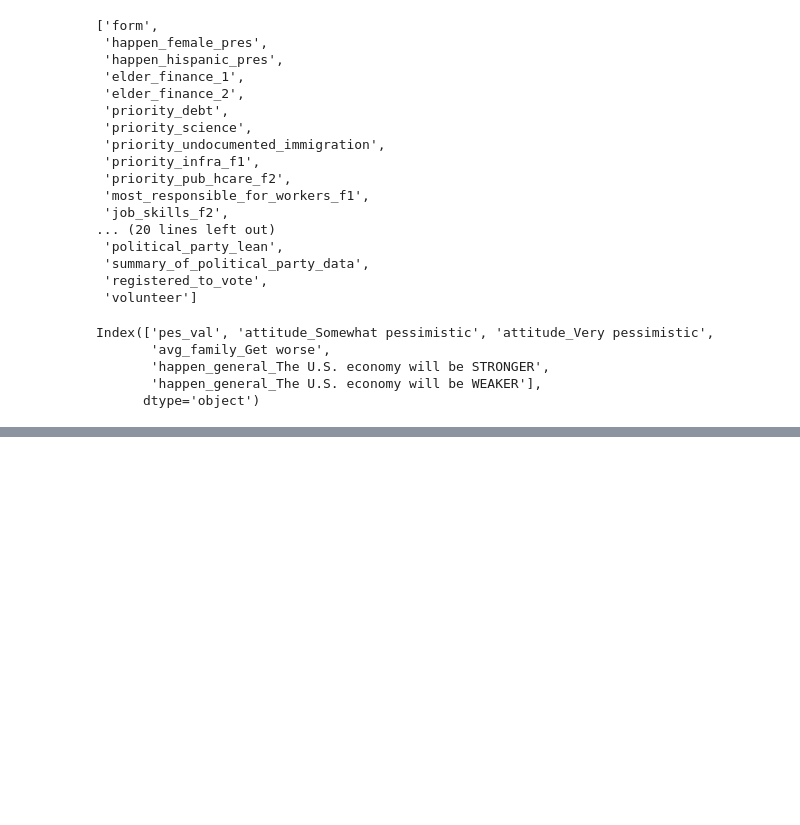
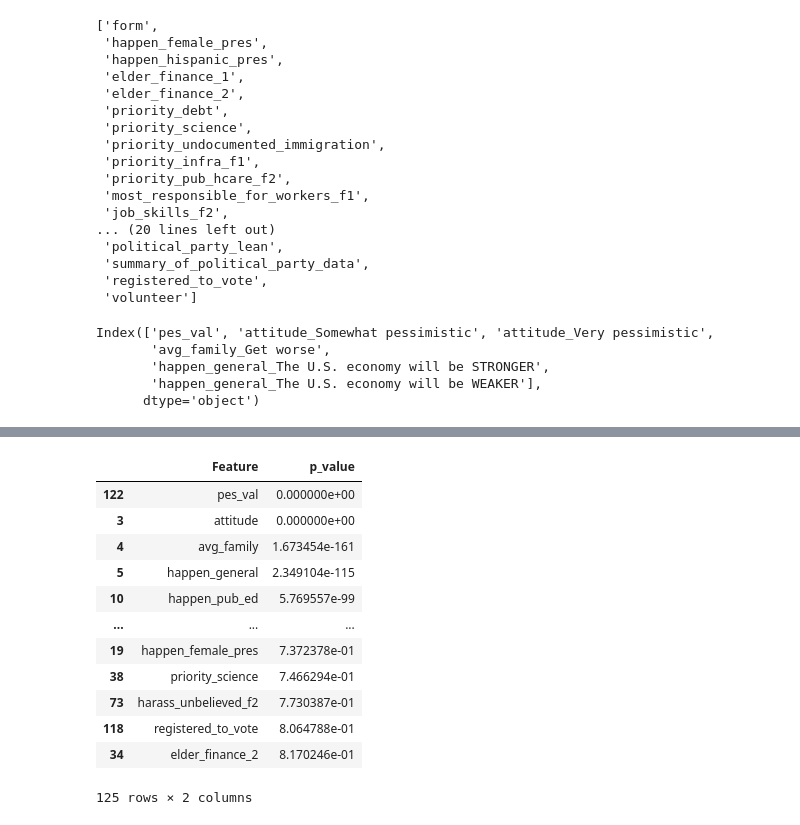
Before and after one commit to american-perspectives-capstone/american-attitudes, a Jupyter notebook: rough_notebooks/malachi_hale_individual_notebook.ipynb, the cells around one changed output, grey strips where cells are left out. Drawn from its saved outputs; the diff is of its cells as text; code cells hidden in the pictures; blank space fills up the shorter version.

```diff
--- a/rough_notebooks/malachi_hale_individual_notebook.ipynb
+++ b/rough_notebooks/malachi_hale_individual_notebook.ipynb
@@ -304,6 +314,8 @@ df_dummies
 | 2522 | 2.018012e+11 | 0.396928 | 0 | 0 | 0 | 0 | ... |
 | 2523 | 2.018012e+11 | 0.917010 | 0 | 0 | 0 | 0 | ... |
 2515 rows × 417 columns
+# %%
+df, revert_key, replace_key = wrangle_data()
 # %%
 class Attitudes_explore():
     '''
@@ -633,0 +735,18 @@ Index(['pes_val', 'is_very_pes', 'is_very_opt',
+# %%
+df = Attitudes_explore.get_ordered_p_values(df, 'is_pes')
+# %%
+df
+# %% [output]
+|  | Feature | p_value |
+| 122 | pes_val | 0.000000e+00 |
+| 3 | attitude | 0.000000e+00 |
+| 4 | avg_family | 1.673454e-161 |
+| 5 | happen_general | 2.349104e-115 |
+| 10 | happen_pub_ed | 5.769557e-99 |
+| ... | ... | ... |
+| 19 | happen_female_pres | 7.372378e-01 |
+| 38 | priority_science | 7.466294e-01 |
+| 73 | harass_unbelieved_f2 | 7.730387e-01 |
+| 118 | registered_to_vote | 8.064788e-01 |
+| 34 | elder_finance_2 | 8.170246e-01 |
+125 rows × 2 columns
```
Also changed, not shown: parts of 11 cells of this notebook.
